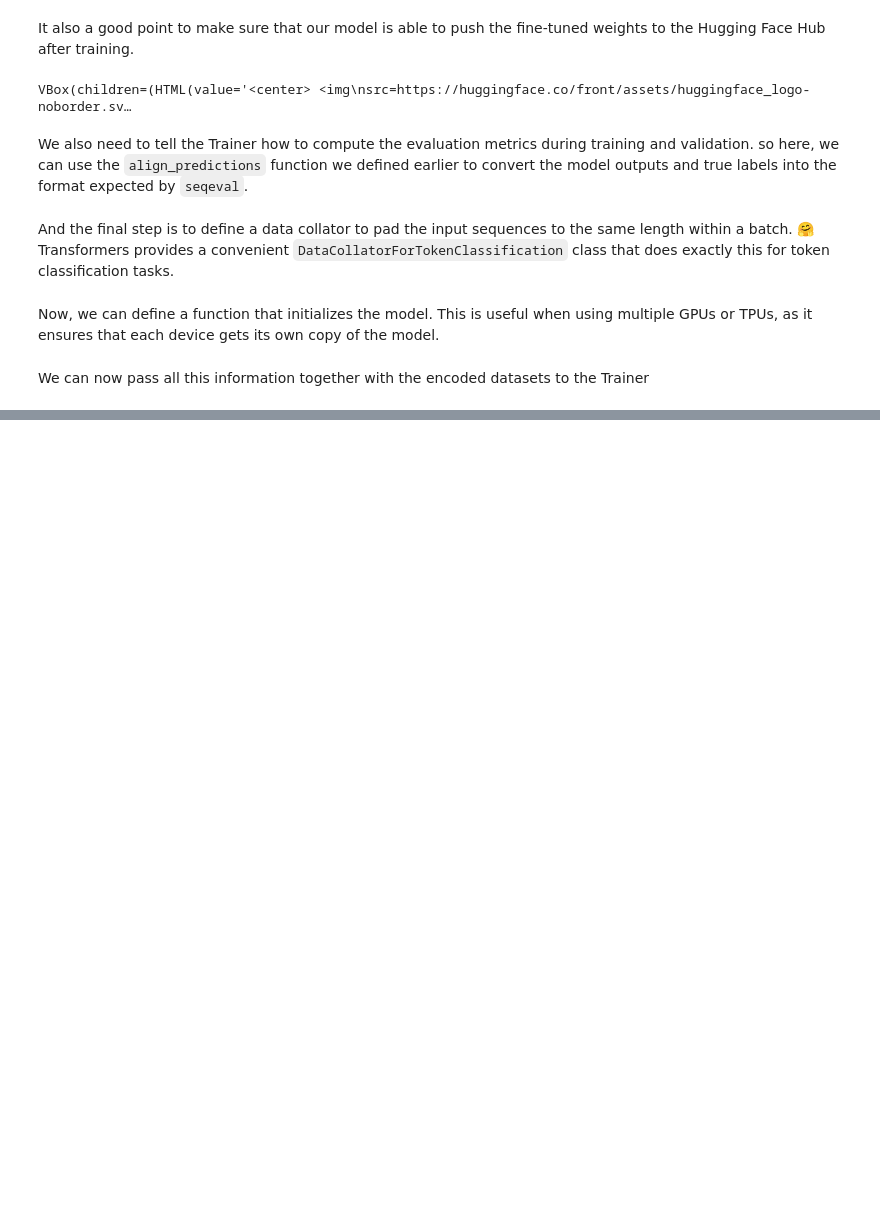
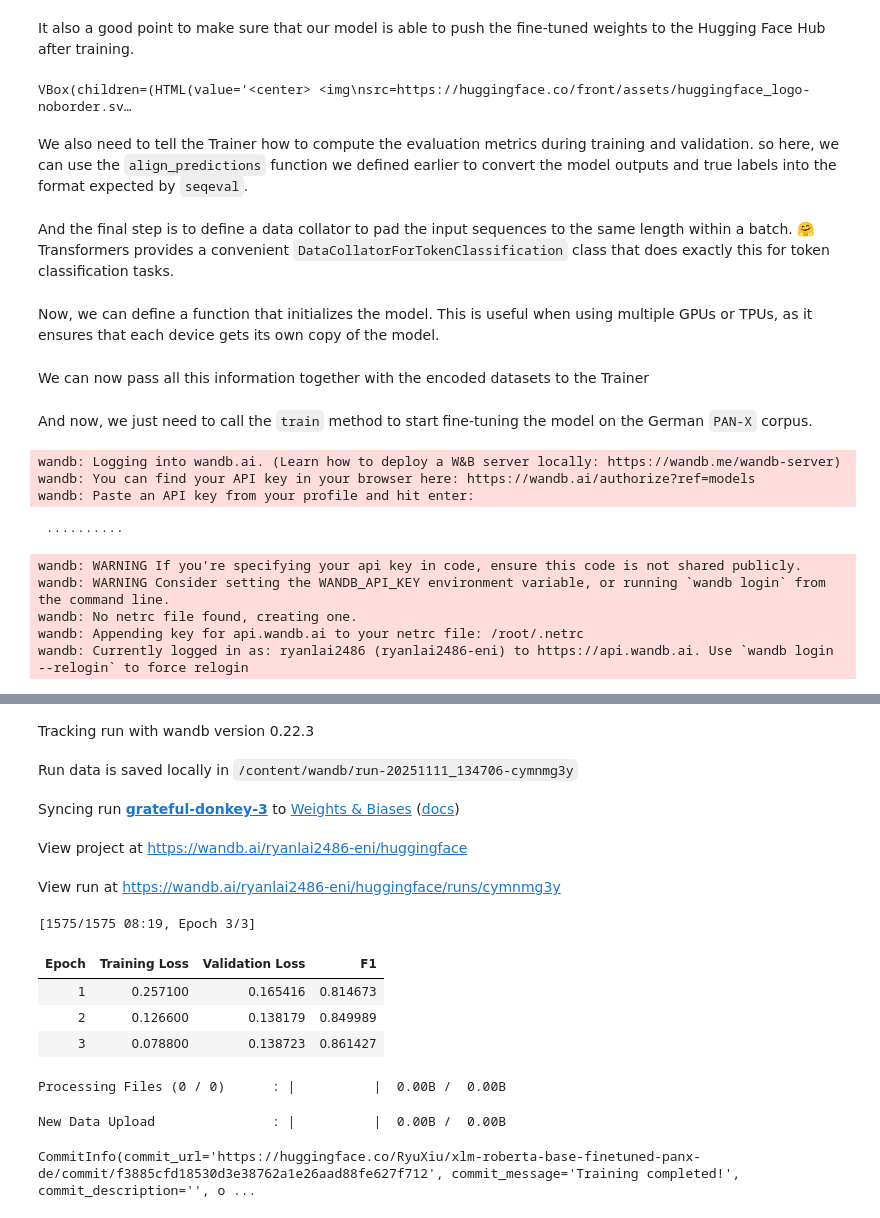
Before and after one commit to Ryan2486/nlp-ner-playground, a Jupyter notebook: main.ipynb, the cells around one changed output, grey strips where cells are left out. Cells and saved outputs as stored; diff of their text form; code cells hidden in the pictures; blank space fills up the shorter version.

```diff
--- a/main.ipynb
+++ b/main.ipynb
@@ -588,3 +593,18 @@ trainer = Trainer(model_init=model_init, args=training_args,
                   train_dataset=panx_de_encoded["train"],
                   eval_dataset=panx_de_encoded["validation"],
                   processing_class=xlmr_tokenizer)
+# %% [markdown]
+And now, we just need to call the `train` method to start fine-tuning the model on the German `PAN-X` corpus.
+# %%
+trainer.train()
+trainer.push_to_hub(commit_message="Training completed!")
+# %% [output]
+wandb: Logging into wandb.ai. (Learn how to deploy a W&B server locally: https://wandb.me/wandb-server)
+wandb: You can find your API key in your browser here: https://wandb.ai/authorize?ref=models
+wandb: Paste an API key from your profile and hit enter:
+ ··········
+wandb: WARNING If you're specifying your api key in code, ensure this code is not shared publicly.
+wandb: WARNING Consider setting the WANDB_API_KEY environment variable, or running `wandb login` from the command line.
+wandb: No netrc file found, creating one.
+wandb: Appending key for api.wandb.ai to your netrc file: /root/.netrc
+wandb: Currently logged in as: ryanlai2486 (ryanlai2486-eni) to https://api.wandb.ai. Use `wandb login --relogin` to force relogin
@@ -590,0 +612,13 @@ trainer = Trainer(model_init=model_init, args=training_args,
+Tracking run with wandb version 0.22.3
+Run data is saved locally in /content/wandb/run-20251111_134706-cymnmg3y
+Syncing run grateful-donkey-3 to Weights & Biases (docs)
+View project at https://wandb.ai/ryanlai2486-eni/huggingface
+View run at https://wandb.ai/ryanlai2486-eni/huggingface/runs/cymnmg3y
+[1575/1575 08:19, Epoch 3/3]
+| Epoch | Training Loss | Validation Loss | F1 |
+| 1 | 0.257100 | 0.165416 | 0.814673 |
+| 2 | 0.126600 | 0.138179 | 0.849989 |
+| 3 | 0.078800 | 0.138723 | 0.861427 |
+Processing Files (0 / 0)      : |          |  0.00B /  0.00B
+New Data Upload               : |          |  0.00B /  0.00B
+CommitInfo(commit_url='https://huggingface.co/RyuXiu/xlm-roberta-base-finetuned-panx-de/commit/f3885cfd18530d3e38762a1e26aad88fe627f712', commit_message='Training completed!', commit_description='', o ...
```
Also changed, not shown: parts of 6 cells of this notebook.
